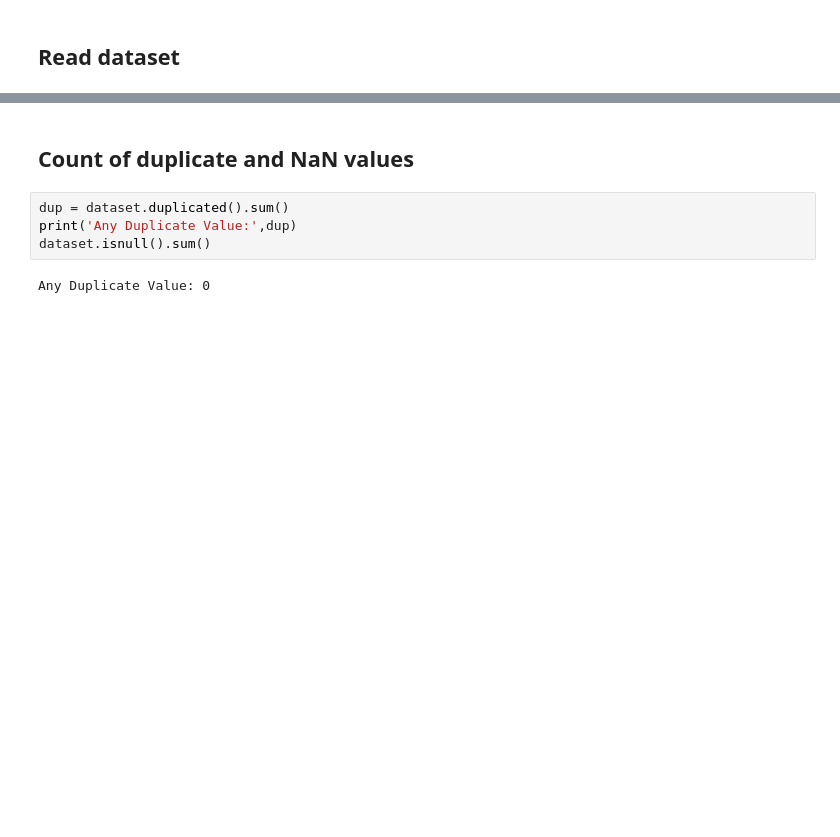
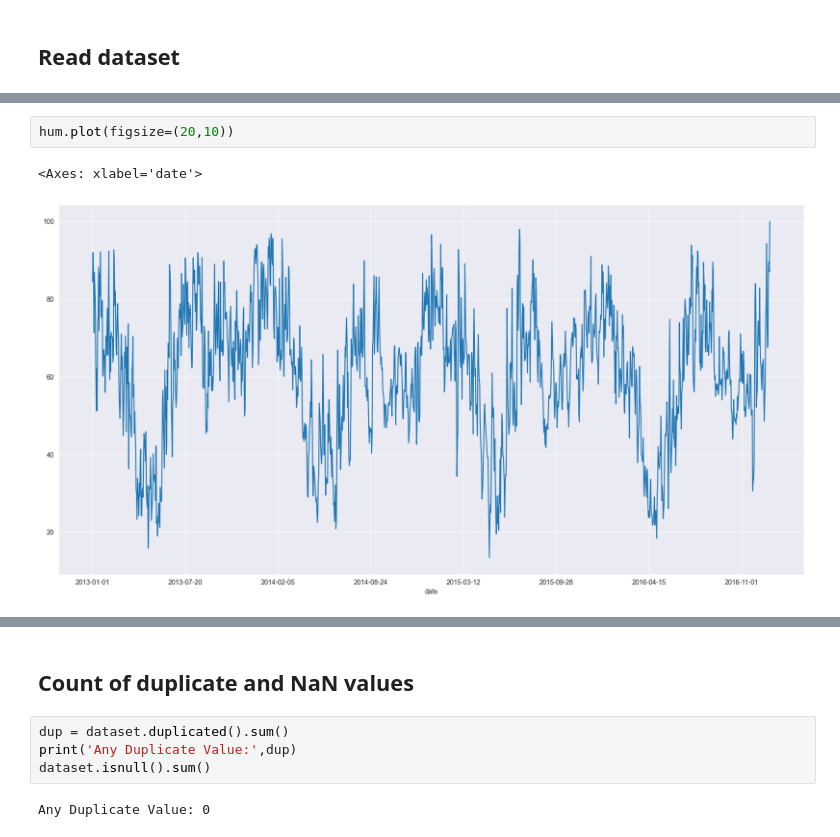
Before and after one commit to LexaMart/OOD, a Jupyter notebook: lab2.ipynb, the cells around one changed output, grey strips where cells are left out. Cells and saved outputs as stored; diff of their text form; blank space fills up the shorter version.

```diff
--- a/lab2.ipynb
+++ b/lab2.ipynb
@@ -28,0 +37,5 @@ dataset
+# %%
+hum.plot(figsize=(20,10))
+# %% [output]
+<Axes: xlabel='date'>
+[figure, added]
```
Also changed, not shown: parts of 7 cells of this notebook.
